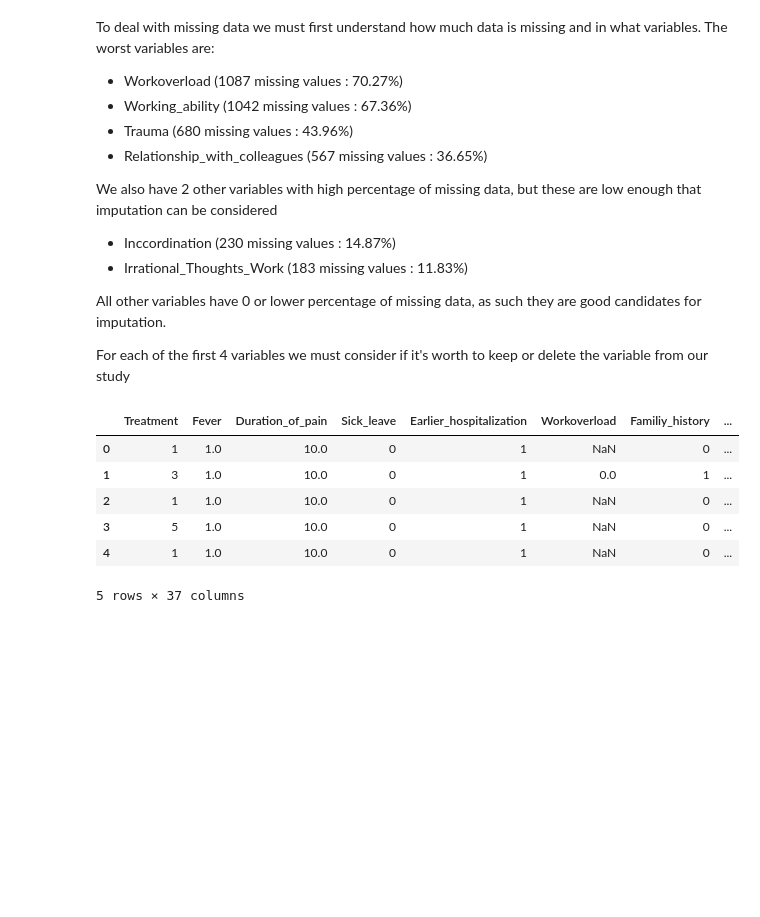
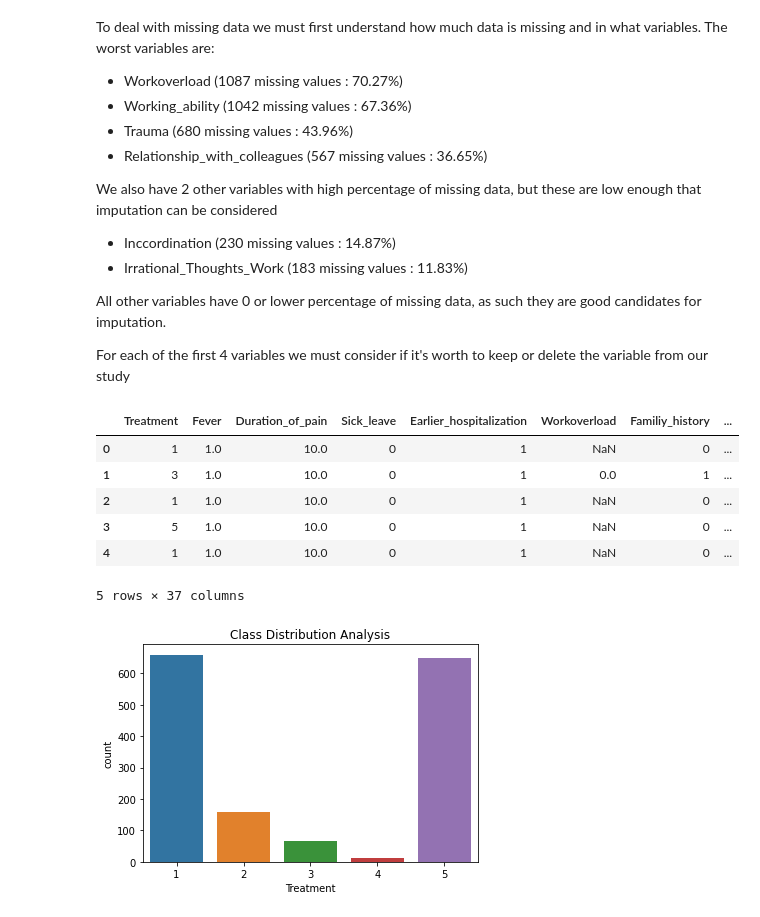
Before and after one commit to WALEX2000/DataScience-Project, a Jupyter notebook: src/preprocess.ipynb, the cells around one changed output. Cells and saved outputs as stored; diff of their text form; code cells hidden in the pictures; blank space fills up the shorter version.

```diff
--- a/src/preprocess.ipynb
+++ b/src/preprocess.ipynb
@@ -31,3 +35,12 @@ data.head()
 | 3 | 5 | 1.0 | 10.0 | 0 | 1 | NaN | 0 | ... |
 | 4 | 1 | 1.0 | 10.0 | 0 | 1 | NaN | 0 | ... |
 5 rows × 37 columns
+# %%
+# Analyse class distribution
+sns.countplot(x='Treatment',data = data)
+plt.title('Class Distribution Analysis')
+plt.show()
+
+# We have class imbalance in our data, with treatment options 1 and 5 being a lot more used than 2, 3 and 4
+# %% [output]
+[figure, added]
```
Also changed, not shown: parts of 11 cells of this notebook, 3 other files.
